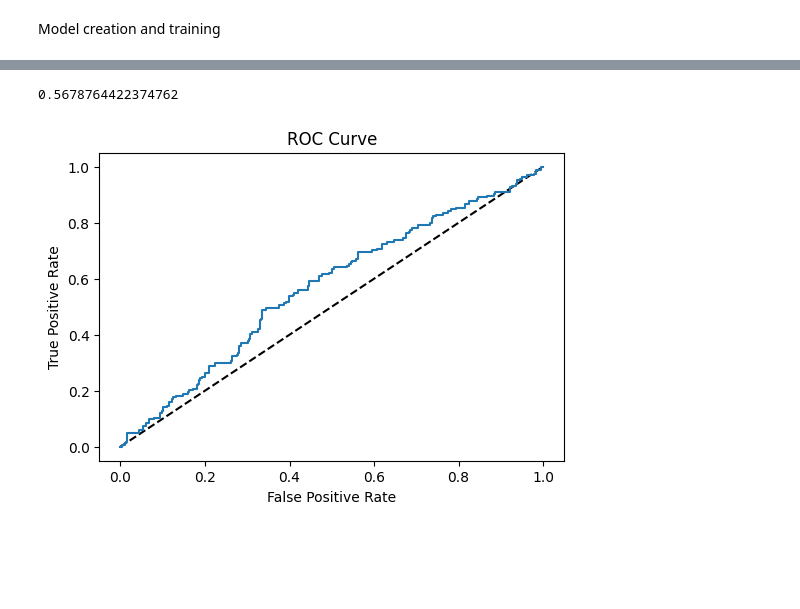
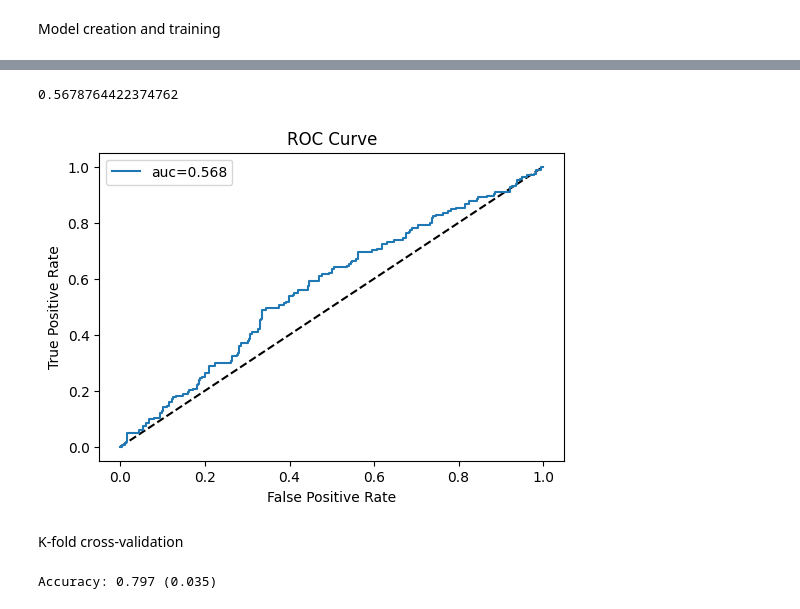
Before and after one commit to csana23/learning, a Jupyter notebook: algo_practice/logistic_regression.ipynb, the cells around one changed output, grey strips where cells are left out. Saved outputs shown, nothing was run; the diff lists cells and outputs as text; code cells hidden in the pictures; blank space fills up the shorter version.

Commit message:
k-fold cross validation on log regression

```diff
--- a/algo_practice/logistic_regression.ipynb
+++ b/algo_practice/logistic_regression.ipynb
@@ -95,7 +95,7 @@ x_train, y_train
 Model creation and training
 # %%
 from sklearn.linear_model import LogisticRegression
-from sklearn.metrics import mean_squared_error, mean_absolute_error, r2_score, accuracy_score, roc_curve
+from sklearn.metrics import mean_squared_error, mean_absolute_error, r2_score, accuracy_score, roc_curve, roc_auc_score
 import mlflow
 import mlflow.sklearn
 from datetime import datetime
@@ -117,17 +117,20 @@ with mlflow.start_run():
     (rmse, mae, r2, accuracy) = eval_metrics(y_test, predicted)
 
     # plot roc curve
-    predicted_proba = model.predict_proba(x_test)
+    predicted_proba = model.predict_proba(x_test)[:,1]
 
-    fpr, tpr, thresholds = roc_curve(y_test, predicted_proba[:,1])
+    fpr, tpr, thresholds = roc_curve(y_test, predicted_proba)
+    auc = roc_auc_score(y_test, predicted_proba)
 
     fig = plt.figure(figsize=(6, 4))
     plt.plot([0, 1], [0, 1], 'k--')
-    plt.plot(fpr, tpr)
+    plt.plot(fpr, tpr, label="auc=" + str(round(auc, 3)))
+    plt.legend(loc="best")
     plt.xlabel('False Positive Rate')
     plt.ylabel('True Positive Rate')
     plt.title('ROC Curve')
     plt.savefig("ROC-Curve.png")
+    print(auc)
 
     now = datetime.now()
     current_time = now.strftime("%Y_%m_%d_%H_%M_%S")
@@ -144,17 +150,35 @@ with mlflow.start_run():
 # %%
 from sklearn.metrics import roc_curve, roc_auc_score
 predicted_proba = model.predict_proba(x_test)[:,1]
 
 fpr, tpr, thresholds = roc_curve(y_test, predicted_proba)
 auc = roc_auc_score(y_test, predicted_proba)
 
 fig = plt.figure(figsize=(6, 4))
 plt.plot([0, 1], [0, 1], 'k--')
-plt.plot(fpr, tpr, label="auc=" + str(auc))
+plt.plot(fpr, tpr, label="auc=" + str(round(auc, 3)))
+plt.legend(loc="best")
 plt.xlabel('False Positive Rate')
 plt.ylabel('True Positive Rate')
 plt.title('ROC Curve')
 print(auc)
 # %% [output]
 0.5678764422374762
-[figure, old version]
+[figure, new version]
+# %% [markdown]
+K-fold cross-validation
+# %%
+from sklearn.model_selection import KFold
+from sklearn.model_selection import cross_val_score
+from numpy import mean
+from numpy import std
+
+cv = KFold(n_splits=10, random_state=1, shuffle=True)
+
+model = LogisticRegression()
+
+scores = cross_val_score(model, x, y, scoring="accuracy", cv=cv, n_jobs=-1)
+
+print('Accuracy: %.3f (%.3f)' % (mean(scores), std(scores)))
+# %% [output]
+Accuracy: 0.797 (0.035)
```
Also changed, not shown: parts of 2 cells of this notebook, 51 other files.
